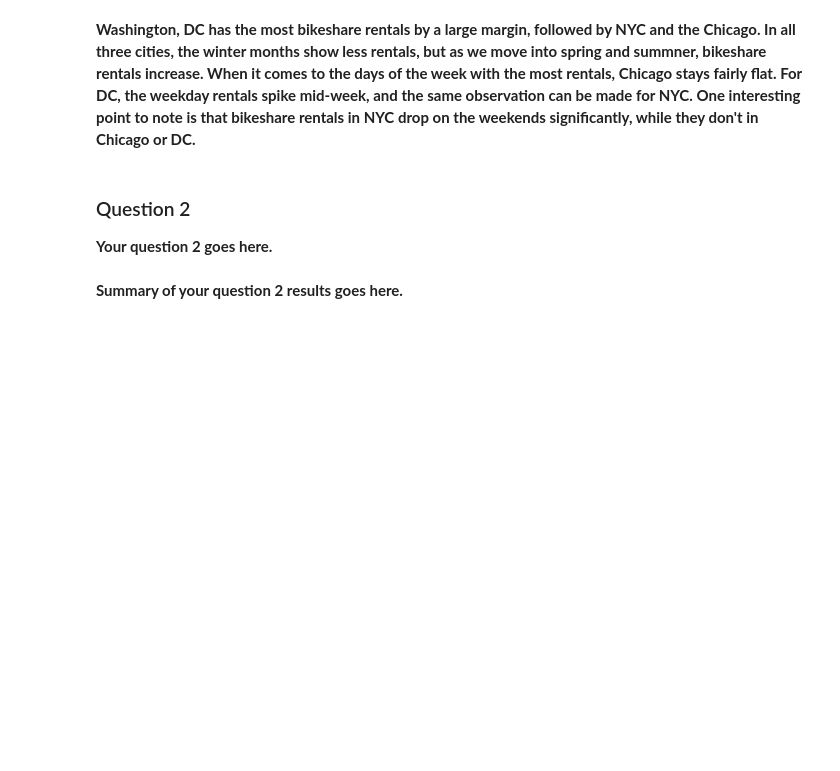
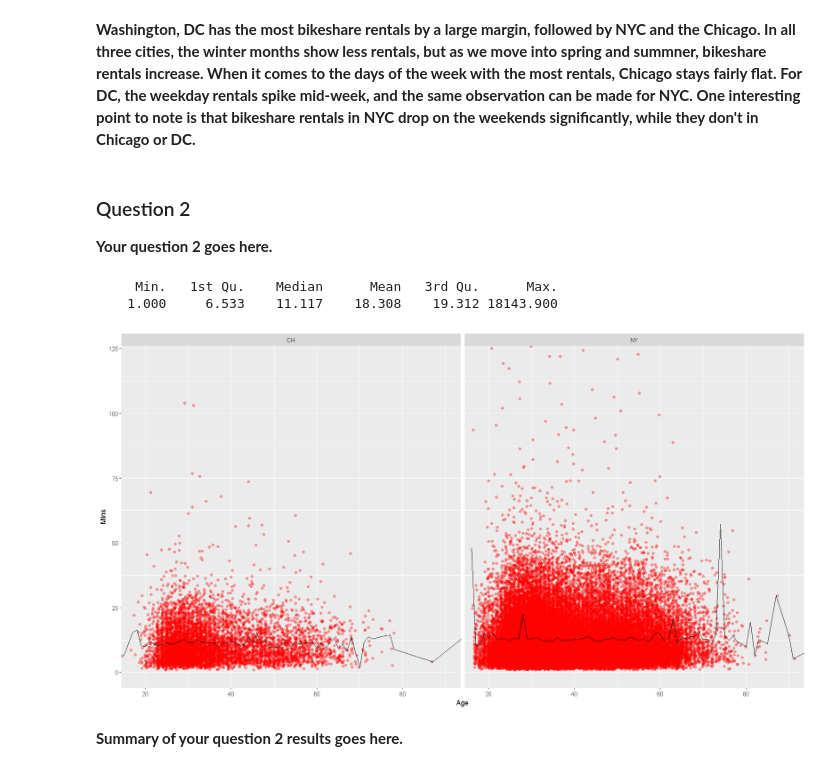
Before and after one commit to GaryLBentley/bikerideshare, a Jupyter notebook: Explore_bikeshare_data.ipynb, the cells around one changed output. Saved outputs shown, nothing was run; the diff lists cells and outputs as text; code cells hidden in the pictures; blank space fills up the shorter version.

```diff
--- a/Explore_bikeshare_data.ipynb
+++ b/Explore_bikeshare_data.ipynb
@@ -151,3 +149,18 @@ grid.arrange(plot1, plot2, ncol=2)
+# %%
+# Check Trip.Duration for any extreme outliers - Will exclude trips over
+summary(dfMaster$Mins)
+# %% [output]
+     Min.   1st Qu.    Median      Mean   3rd Qu.      Max.
+    1.000     6.533    11.117    18.308    19.312 18143.900
+# %%
+# Your solution code goes here
+ggplot(aes(x = Age, y = Mins), data = subset(dfMaster, !is.na(Age)))+
+  coord_cartesian(xlim = c(18,90), ylim = c(0, 120))+
+  geom_point(alpha = 0.35, position = position_jitter(h = 0), color = 'red')+
+  geom_line(stat = 'summary', fun = 'mean', color='black')+
+  facet_wrap(~City)
+# %% [output]
+[figure, added]
 # %% [markdown]
 **Summary of your question 2 results goes here.**
 # %% [markdown]
```
Also changed, not shown: parts of 6 cells of this notebook.
